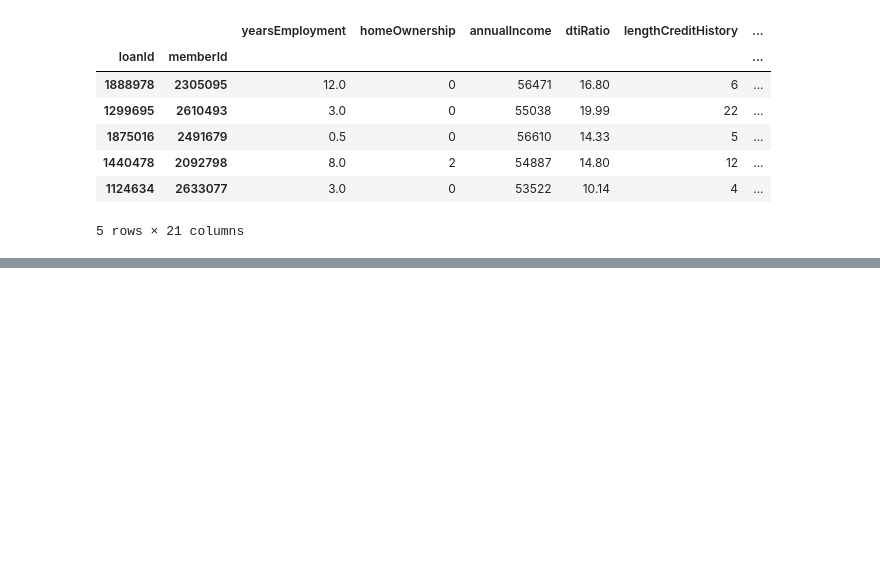
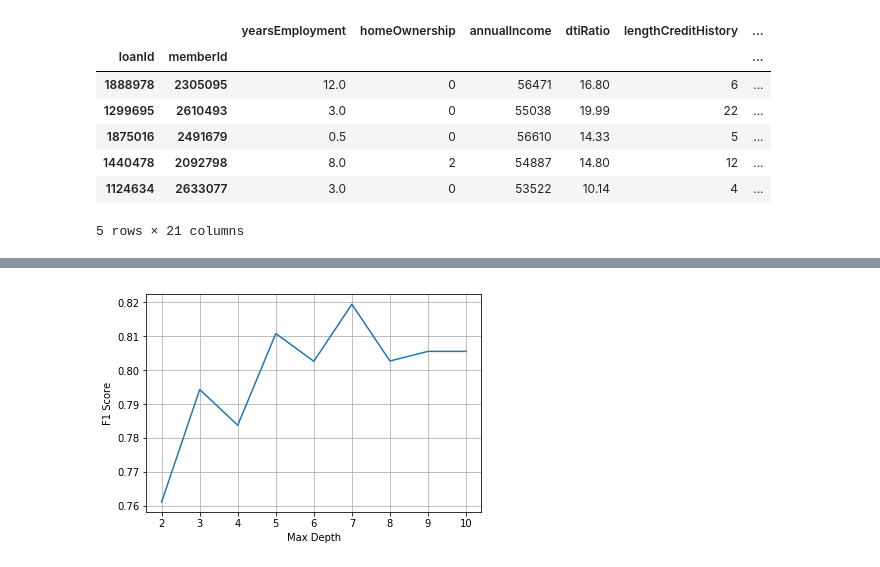
Before and after one commit to rifkiadrn/machine-learning, a Jupyter notebook: optimizing-data.ipynb, the cells around one changed output, grey strips where cells are left out. Cells and saved outputs as stored; diff of their text form; code cells hidden in the pictures; blank space fills up the shorter version.

```diff
--- a/optimizing-data.ipynb
+++ b/optimizing-data.ipynb
@@ -174,0 +386,8 @@ print('F1 Score       = ', f1)
+# %%
+plt.plot(depth_range, f1_scores)
+plt.xlabel('Max Depth')
+plt.ylabel('F1 Score')
+plt.grid(True)
+plt.show()
+# %% [output]
+[figure, added]
```
Also changed, not shown: parts of 16 cells of this notebook, 3 other files.
